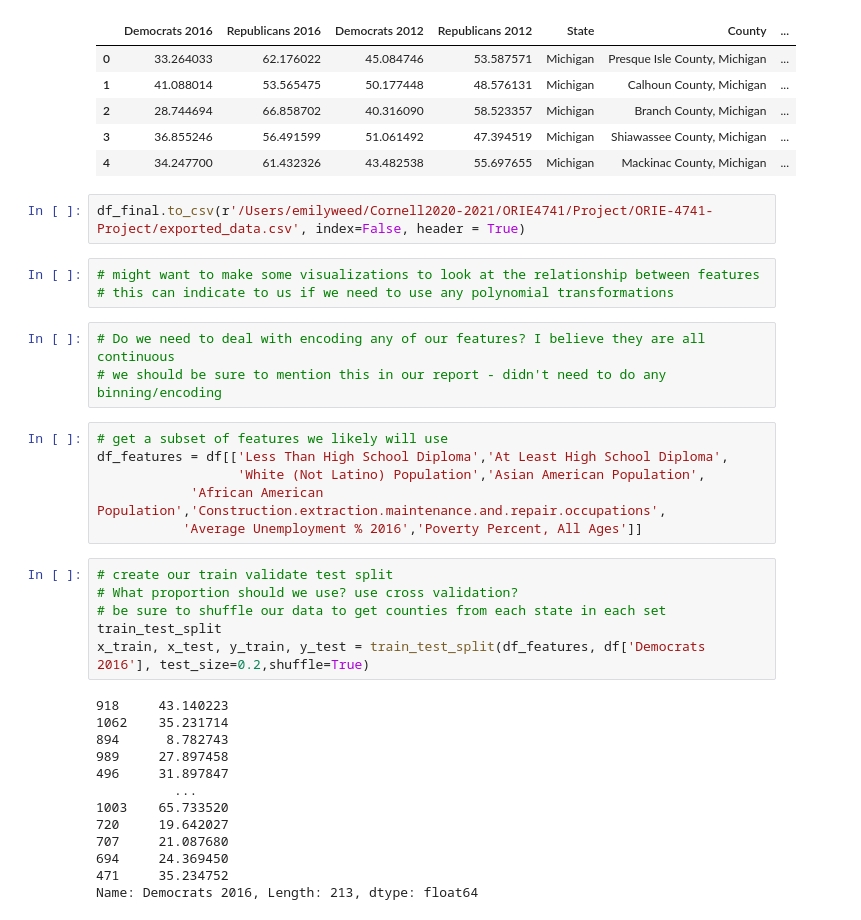
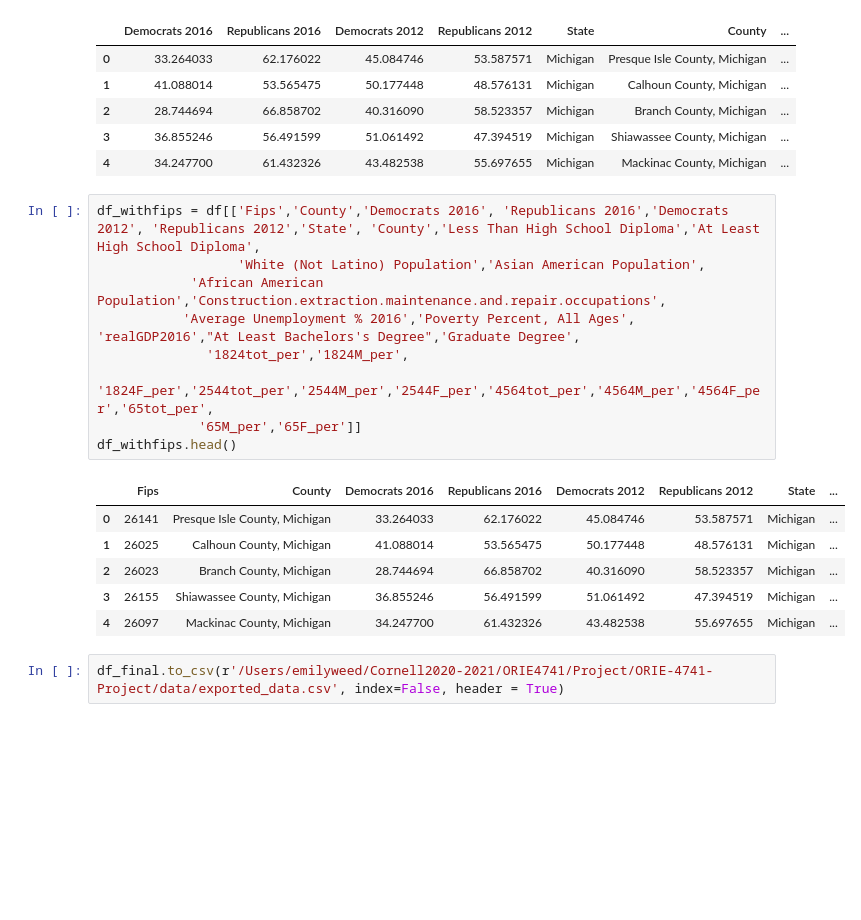
Before and after one commit to eweed001/ORIE-4741-Project, a Jupyter notebook: Data Cleaning and Manipulating.ipynb, the cells around one changed output. Saved outputs shown, nothing was run; the diff lists cells and outputs as text; blank space fills up the shorter version.

```diff
--- a/Data Cleaning and Manipulating.ipynb
+++ b/Data Cleaning and Manipulating.ipynb
@@ -883,36 +883,21 @@ df_final.head()
 | 2 | 28.744694 | 66.858702 | 40.316090 | 58.523357 | Michigan | Branch County, Michigan | ... |
 | 3 | 36.855246 | 56.491599 | 51.061492 | 47.394519 | Michigan | Shiawassee County, Michigan | ... |
 | 4 | 34.247700 | 61.432326 | 43.482538 | 55.697655 | Michigan | Mackinac County, Michigan | ... |
+# %%
+df_withfips = df[['Fips','County','Democrats 2016', 'Republicans 2016','Democrats 2012', 'Republicans 2012','State', 'County','Less Than High School Diploma','At Least High School Diploma',
+                  'White (Not Latino) Population','Asian American Population',
+            'African American Population','Construction.extraction.maintenance.and.repair.occupations',
+           'Average Unemployment % 2016','Poverty Percent, All Ages', 'realGDP2016',"At Least Bachelors's Degree",'Graduate Degree',
+              '1824tot_per','1824M_per',
+             '1824F_per','2544tot_per','2544M_per','2544F_per','4564tot_per','4564M_per','4564F_per','65tot_per',
+             '65M_per','65F_per']]
+df_withfips.head()
+# %% [output]
+|  | Fips | County | Democrats 2016 | Republicans 2016 | Democrats 2012 | Republicans 2012 | State | ... |
+| 0 | 26141 | Presque Isle County, Michigan | 33.264033 | 62.176022 | 45.084746 | 53.587571 | Michigan | ... |
+| 1 | 26025 | Calhoun County, Michigan | 41.088014 | 53.565475 | 50.177448 | 48.576131 | Michigan | ... |
+| 2 | 26023 | Branch County, Michigan | 28.744694 | 66.858702 | 40.316090 | 58.523357 | Michigan | ... |
+| 3 | 26155 | Shiawassee County, Michigan | 36.855246 | 56.491599 | 51.061492 | 47.394519 | Michigan | ... |
+| 4 | 26097 | Mackinac County, Michigan | 34.247700 | 61.432326 | 43.482538 | 55.697655 | Michigan | ... |
 # %%
-df_final.to_csv(r'/Users/emilyweed/Cornell2020-2021/ORIE4741/Project/ORIE-4741-Project/exported_data.csv', index=False, header = True)
+df_final.to_csv(r'/Users/emilyweed/Cornell2020-2021/ORIE4741/Project/ORIE-4741-Project/data/exported_data.csv', index=False, header = True)
-# %%
-# might want to make some visualizations to look at the relationship between features
-# this can indicate to us if we need to use any polynomial transformations
-# %%
-# Do we need to deal with encoding any of our features? I believe they are all continuous
-# we should be sure to mention this in our report - didn't need to do any binning/encoding
-# %%
-# get a subset of features we likely will use
-df_features = df[['Less Than High School Diploma','At Least High School Diploma',
-                  'White (Not Latino) Population','Asian American Population',
-            'African American Population','Construction.extraction.maintenance.and.repair.occupations',
-           'Average Unemployment % 2016','Poverty Percent, All Ages']]
-# %%
-# create our train validate test split
-# What proportion should we use? use cross validation?
-# be sure to shuffle our data to get counties from each state in each set
-train_test_split
-x_train, x_test, y_train, y_test = train_test_split(df_features, df['Democrats 2016'], test_size=0.2,shuffle=True)
-# %% [output]
-918     43.140223
-1062    35.231714
-894      8.782743
-989     27.897458
-496     31.897847
-          ...
-1003    65.733520
-720     19.642027
-707     21.087680
-694     24.369450
-471     35.234752
-Name: Democrats 2016, Length: 213, dtype: float64
```
Also changed, not shown: parts of 5 cells of this notebook.
